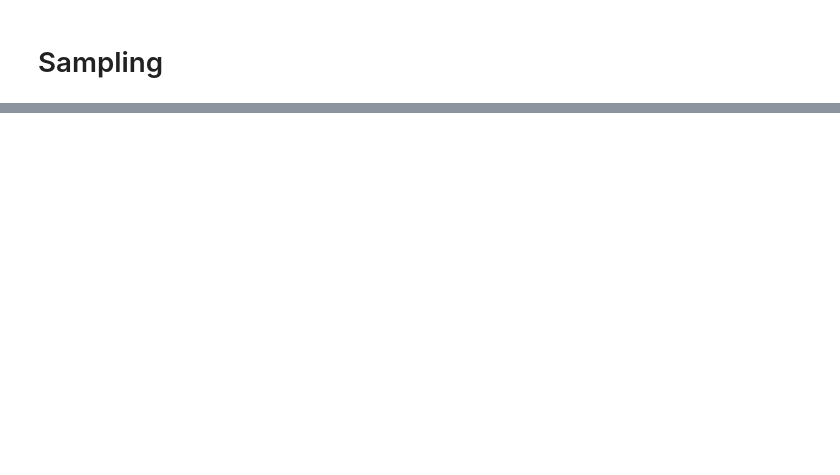
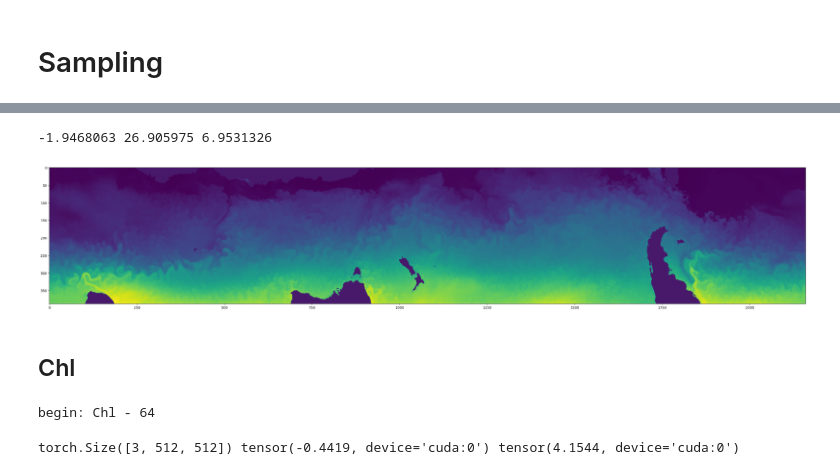
Before and after one commit to XDzzzzzZyq/b-pinn-kalman-filter, a Jupyter notebook: Sample.ipynb, the cells around one changed output, grey strips where cells are left out. Saved outputs shown, nothing was run; the diff lists cells and outputs as text; code cells hidden in the pictures; blank space fills up the shorter version.

```diff
--- a/Sample.ipynb
+++ b/Sample.ipynb
@@ -35,0 +51,11 @@ axe.imshow(image_grid[0].cpu())
+# %%
+data = tempe['THETA'][0,0,200:,:]
+# %%
+fig, axe = plt.subplots(nrows=1, ncols=1,figsize=(40,20))
+axe.imshow(data)
+print(data.min(), data.max(), data.mean())
+# %% [output]
+-1.9468063 26.905975 6.9531326
+[figure, added]
+# %% [markdown]
+## Chl
@@ -35,0 +65,15 @@ axe.imshow(image_grid[0].cpu())
+# %%
+ckptdir = 'workdir/nc-chl/checkpoints/checkpoint_2.pth'
+score_model = mutils.create_model(config)
+score_model = load_checkpoint(ckptdir, score_model, config.device)
+
+print(f"begin: {config.data.category} - {config.data.image_size}")
+sample, n = _sample_fn(config, score_model)
+# %% [output]
+begin: Chl - 64
+# %%
+nrow = int(np.sqrt(sample.shape[0]))
+image_grid = make_grid(sample, nrow, padding=0)
+print(image_grid.shape, image_grid.min(), image_grid.max())
+# %% [output]
+torch.Size([3, 512, 512]) tensor(-0.4419, device='cuda:0') tensor(4.1544, device='cuda:0')
```
Also changed, not shown: parts of 13 cells of this notebook, 1 other file.
